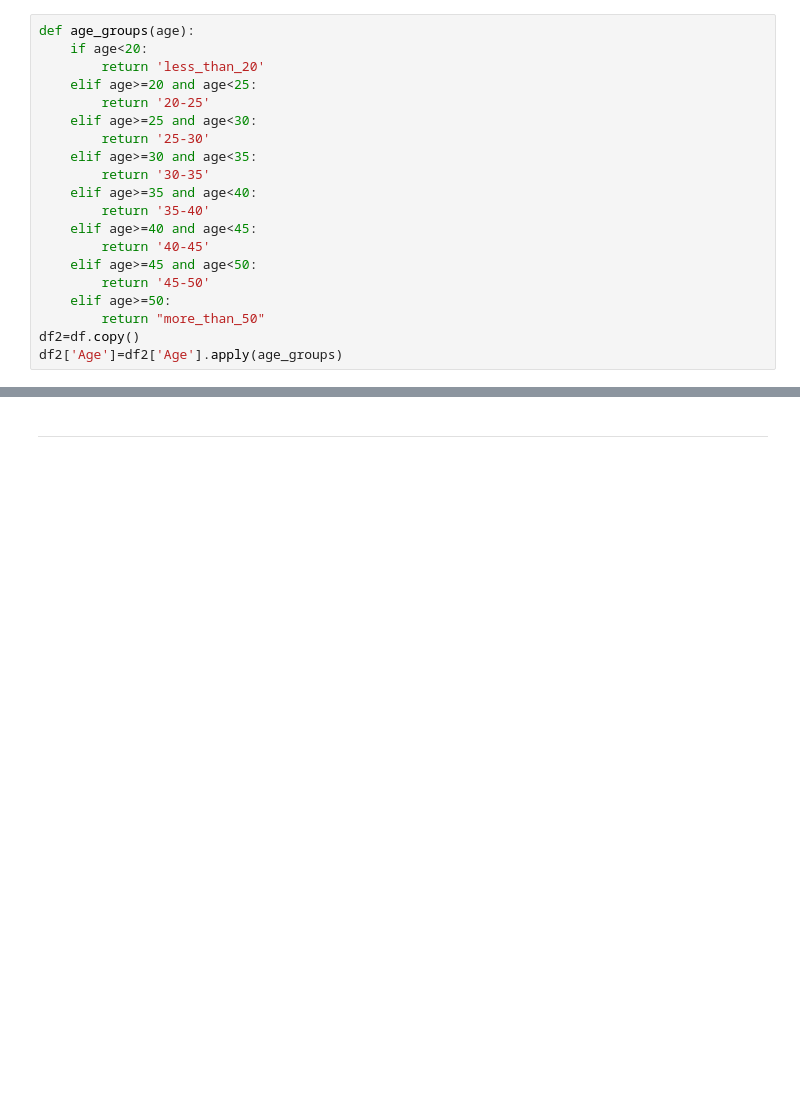
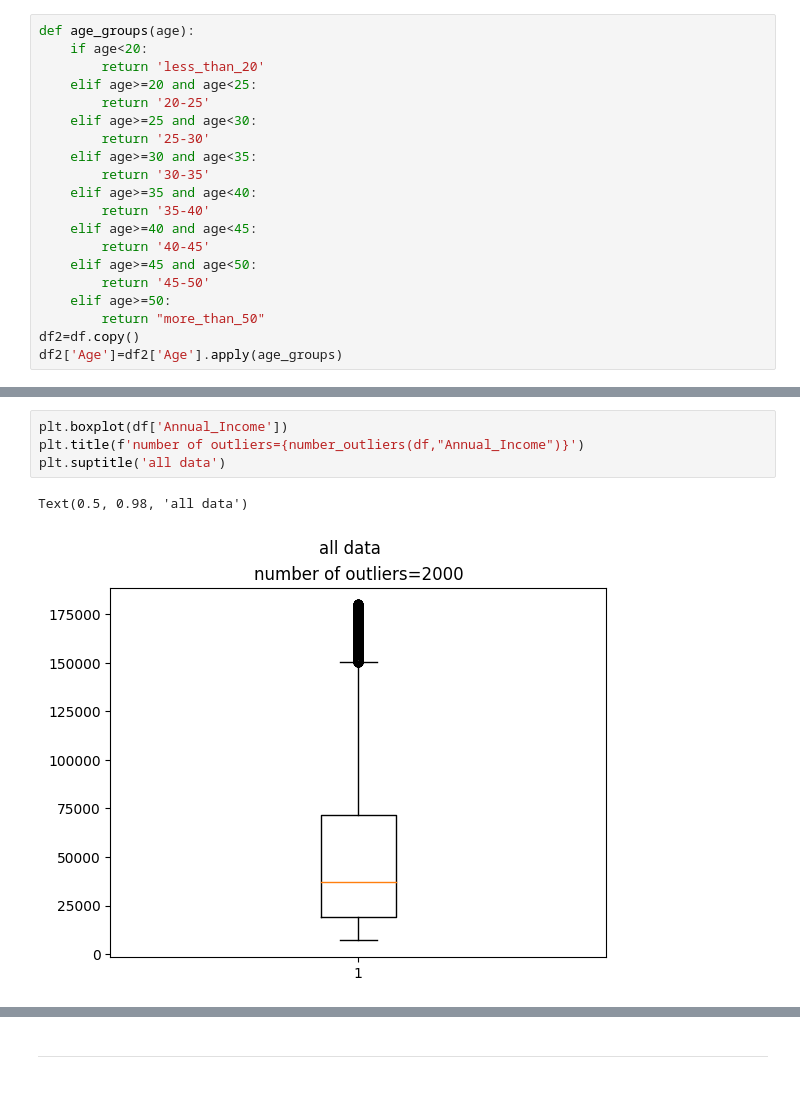
Before and after one commit to shaker113/credit_score_analysis, a Jupyter notebook: notebook.ipynb, the cells around one changed output, grey strips where cells are left out. Saved outputs shown, nothing was run; the diff lists cells and outputs as text; blank space fills up the shorter version.

```diff
--- a/notebook.ipynb
+++ b/notebook.ipynb
@@ -233,0 +342,7 @@ df2.groupby('Age')[numerical_col].mean()
+# %%
+plt.boxplot(df['Annual_Income'])
+plt.title(f'number of outliers={number_outliers(df,"Annual_Income")}')
+plt.suptitle('all data')
+# %% [output]
+Text(0.5, 0.98, 'all data')
+[figure, added]
```
Also changed, not shown: parts of 39 cells of this notebook.
